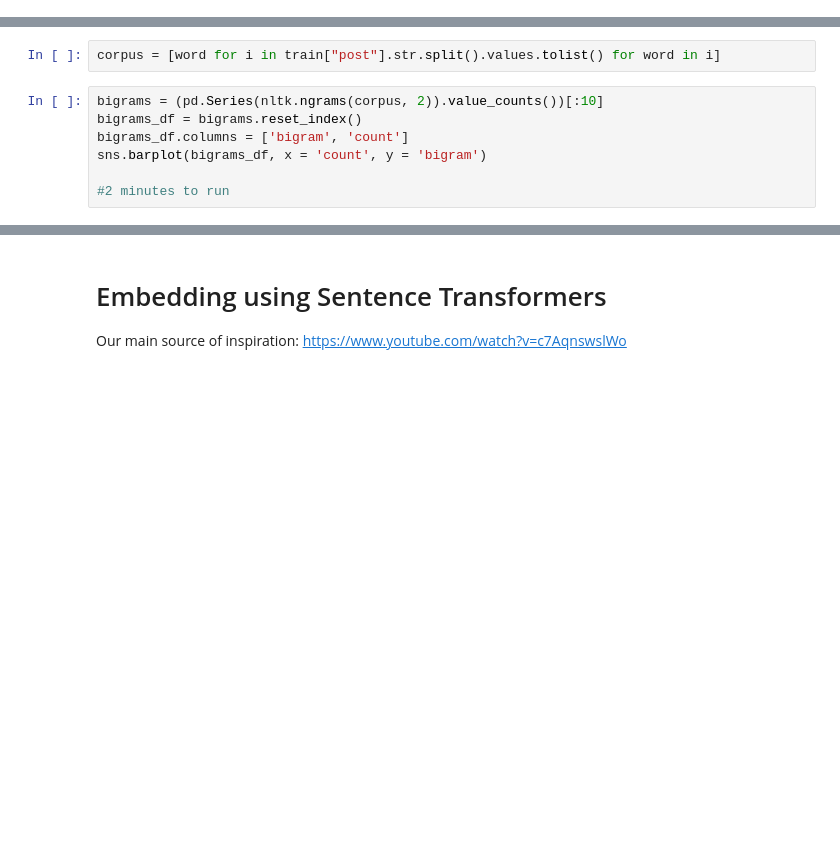
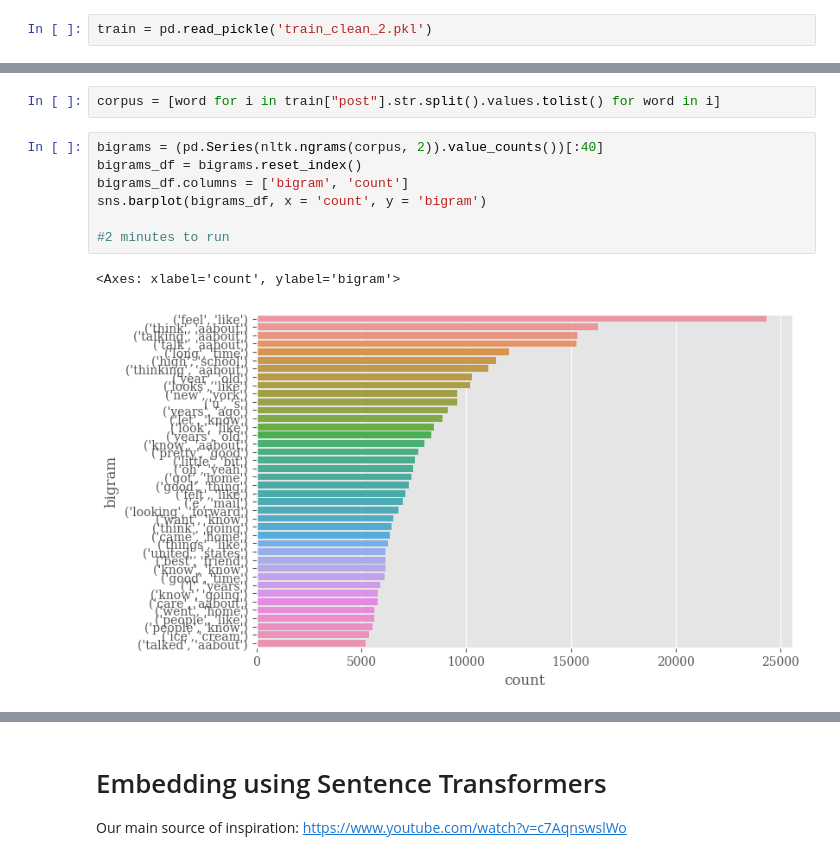
Before and after one commit to simonefacchiano/SL-Final-Project, a Jupyter notebook: preprocessing_and_eda.ipynb, the cells around one changed output, grey strips where cells are left out. Drawn from its saved outputs; the diff is of its cells as text; blank space fills up the shorter version.

```diff
--- a/preprocessing_and_eda.ipynb
+++ b/preprocessing_and_eda.ipynb
@@ -291,3 +316,5 @@ train = pd.read_pickle('/Users/simonefacchiano/Desktop/Data Science/SL/Project/S
+# %%
+train = pd.read_pickle('train_clean_2.pkl')
 # %%
 # Diversa lunghezza prima e dopo il pre-processing
 
@@ -343,10 +378,13 @@ plt.tight_layout
 # %%
 corpus = [word for i in train["post"].str.split().values.tolist() for word in i]
 # %%
-bigrams = (pd.Series(nltk.ngrams(corpus, 2)).value_counts())[:10]
+bigrams = (pd.Series(nltk.ngrams(corpus, 2)).value_counts())[:40]
 bigrams_df = bigrams.reset_index()
 bigrams_df.columns = ['bigram', 'count']
 sns.barplot(bigrams_df, x = 'count', y = 'bigram')
 
 #2 minutes to run
+# %% [output]
+<Axes: xlabel='count', ylabel='bigram'>
+[figure, added]
 # %%
```
Also changed, not shown: parts of 17 cells of this notebook.
